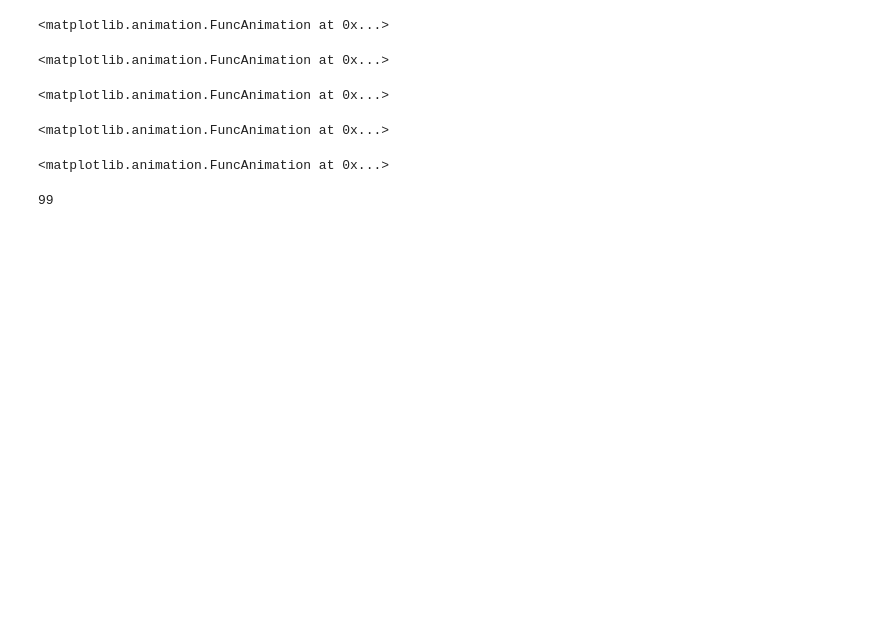
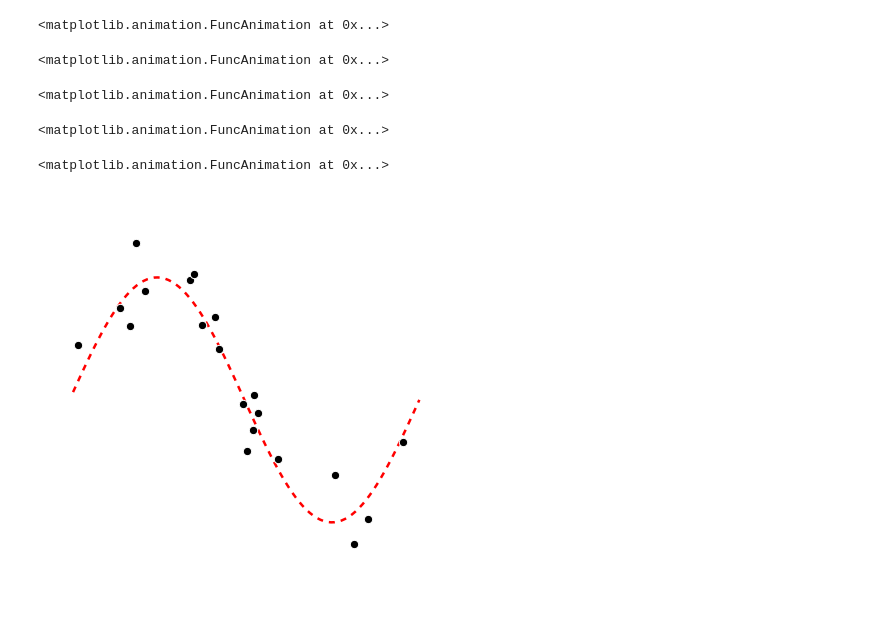
Before and after one commit to iqbal-chowdhury/mlrefined, a Jupyter notebook: scratchpad.ipynb, the cells around one changed output. Saved outputs shown, nothing was run; the diff lists cells and outputs as text; code cells hidden in the pictures; blank space fills up the shorter version.

```diff
--- a/scratchpad.ipynb
+++ b/scratchpad.ipynb
@@ -41,7 +41,15 @@ demo5.load_data('demo_datasets/sin_function.csv')
 demo5.browse_fit(model = 'nnet',param_range = np.arange(1,15))
 # %% [output]
 <matplotlib.animation.FuncAnimation at 0x...>
-# %%
-np.prod(np.shape(demo3.target_x))
-# %% [output]
-99
+# %%
+# make next instance
+demo6 = RegressionFit()
+demo6.load_data('demo_datasets/noisy_sin_sample.csv')
+demo6.load_target('demo_datasets/sin_function.csv')
+
+# initialize figure
+fig = plt.figure(figsize = (7,7))
+ax = fig.add_subplot(111)
+demo6.show_setup(ax)
+# %% [output]
+[figure, added]
```
Also changed, not shown: parts of 2 cells of this notebook, 2 other files.
